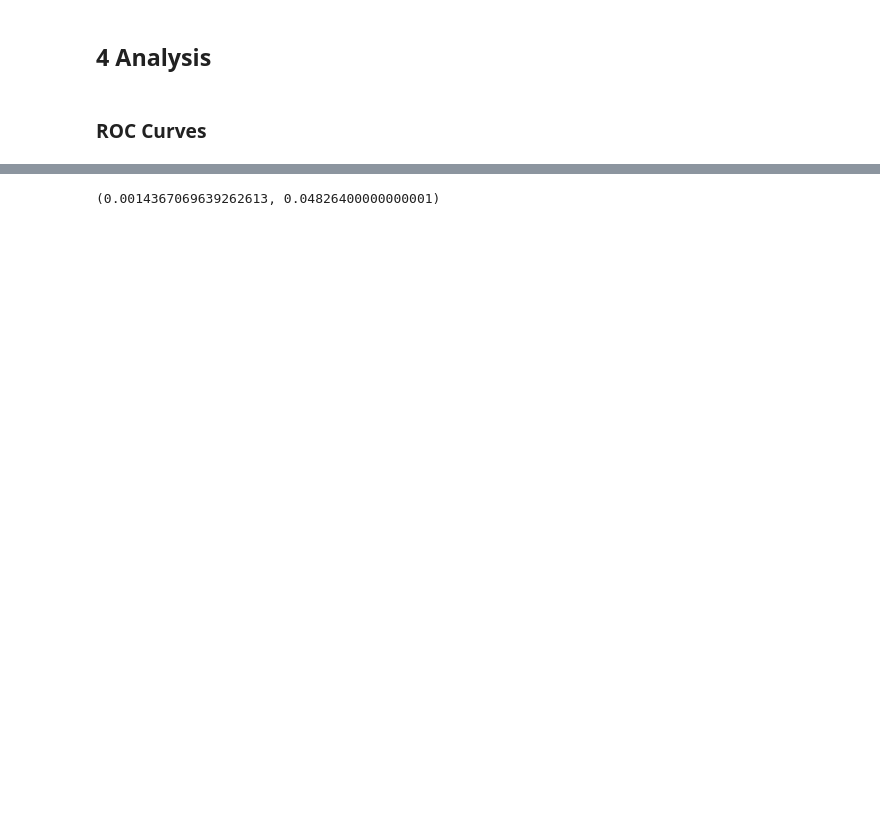
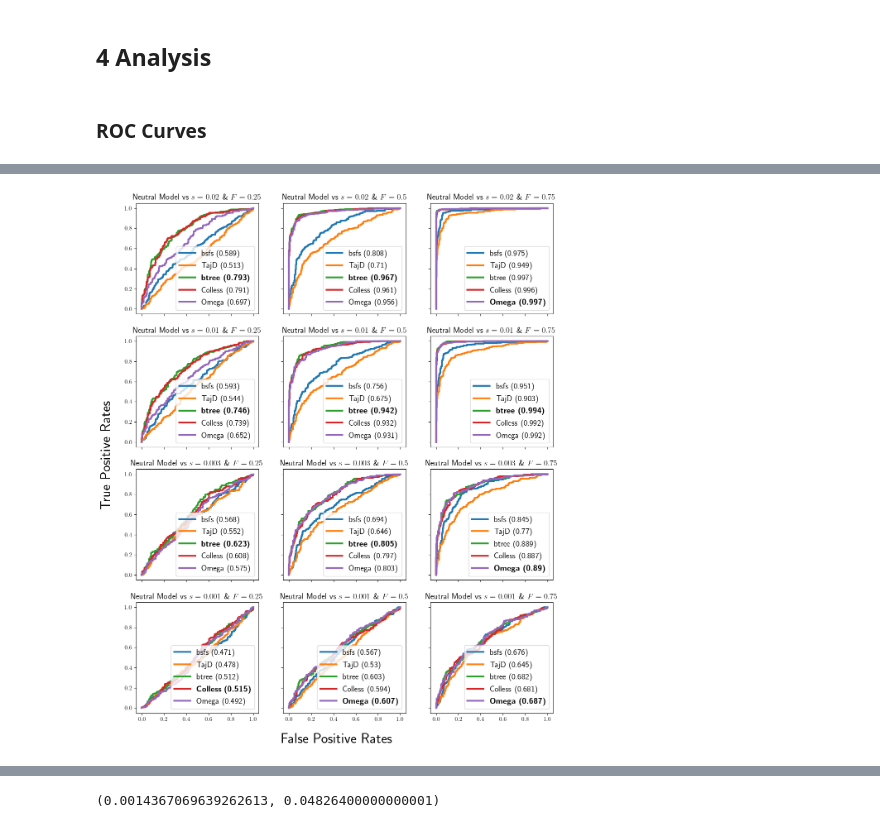
Before and after one commit to jthlab/bim-paper, a Jupyter notebook: Simulations/Simulation---Constant_Directional_Selection.ipynb, the cells around one changed output, grey strips where cells are left out. Cells and saved outputs as stored; diff of their text form; code cells hidden in the pictures; blank space fills up the shorter version.

```diff
--- a/Simulations/Simulation---Constant_Directional_Selection.ipynb
+++ b/Simulations/Simulation---Constant_Directional_Selection.ipynb
@@ -131,11 +128,10 @@ slurm.queue()
 # %%
 if Train:
     for setid in X.setids:
-        name = 'outs_weights_experiment/'+treew+setid+'.csv'
-        X.merge_outs(setid, name = name)
+        X.merge_outs(setid)
 # %% [markdown]
 ## 4 Analysis
 # %%
-stats = ['bsfs', 'TajD', 'ibtree', 'iColless']
+stats = ['bsfs', 'TajD', 'ibtree', 'iColless', 'iOmega']
 # %% [markdown]
 ### ROC Curves
@@ -173,0 +138,3 @@ stats
+# %%
+# myorder = [2, 3, 4, 0, 1]
+myorder = [0, 1, 2, 3, 4]
@@ -173,0 +157,11 @@ stats
+# %%
+df = pd.read_csv(X.df['Fn']).dropna()
+n = df.shape[0]
+for stat in stats:
+
+    s = df[stat]
+
+
+    p = np.mean(np.abs((s-s.mean())/s.std())>1.96)
+    #print(stat, p)
+    print(stat, np.sqrt(p*(1-p)/n))
@@ -218,0 +207,39 @@ plt.savefig('plots/Constant_Directional.jpg', dpi = 300)
+# %%
+fig, ax = plt.subplots(4,3,figsize = (13,16), sharex = True, sharey = True)
+
+for i, name in enumerate(blds):
+    c, r = i%3, i//3
+
+    for key in stats:
+        fpr = fprs[key, name]
+        tpr = tprs[key, name]
+        auc = aucs[key, name]
+
+        if key == 'ibtree':
+            label = 'btree'
+        elif key == 'iColless':
+            label = 'Colless'
+        elif key == 'iOmega':
+            label = 'Omega'
+        else:
+            label = key
+
+        label = label + ' ('+str(round(auc, 3))+')'
+
+        if blds[name] == key:
+            label = r"\textbf{"+label+"}"
+
+        ax[r, c].plot(fpr, tpr, label = label, linewidth = 3)
+
+    ax[r, c].set_title(name, size = 14)
+
+    ax[r, c].legend()
+    handles, labels = ax[r,c].get_legend_handles_labels()
+    ax[r, c].legend([handles[_] for _ in myorder], [labels[_] for _ in myorder], loc = 'lower right',
+                   prop={'size': 14})
+
+fig.text(0.5, 0.07, 'False Positive Rates', ha='center', va='center', size = 25)
+fig.text(0.07, 0.5, 'True Positive Rates', rotation = 90, ha='center', va='center', size = 25)
+plt.savefig('plots/Constant_Directional.pdf', dpi = 600, bbox_inches = 'tight')
+# %% [output]
+[figure, added]
```
Also changed, not shown: parts of 18 cells of this notebook, 9 other files.
